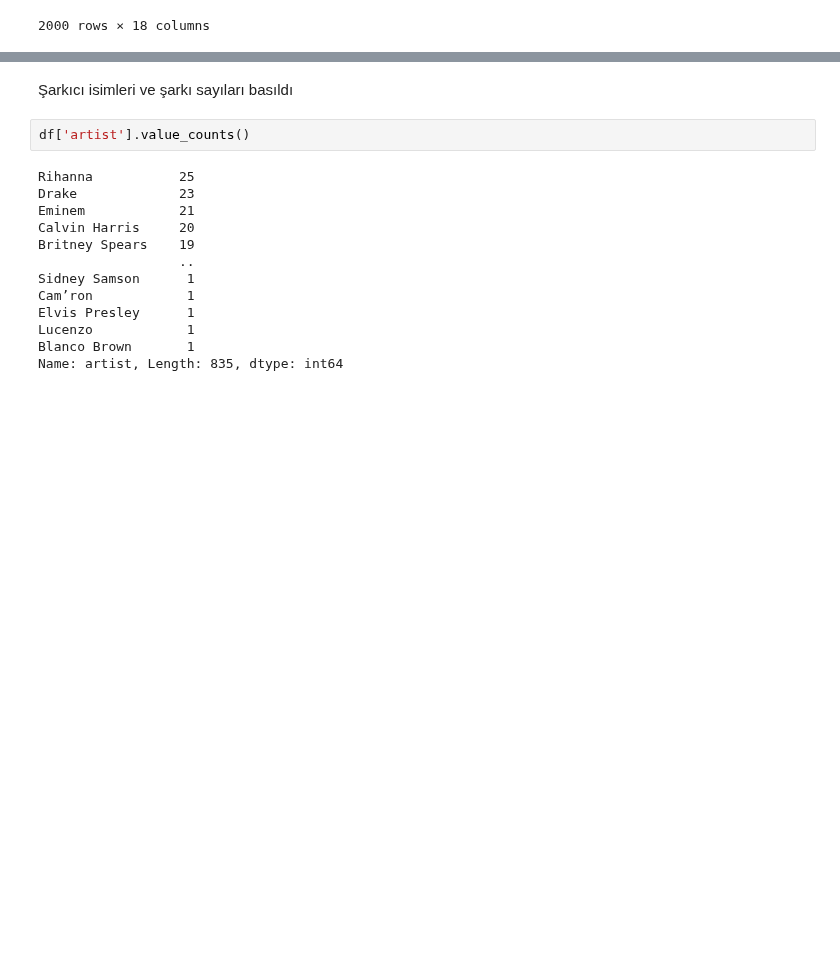
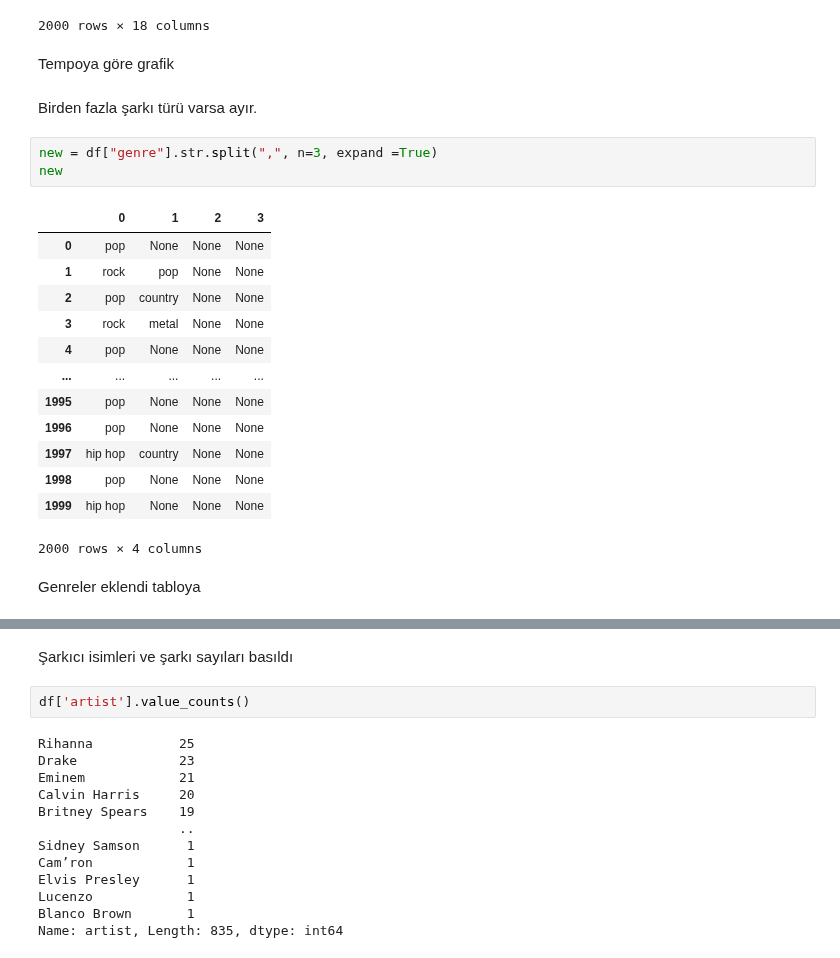
Before and after one commit to HaticeTuran/Data-Analysis-Term-Project, a Jupyter notebook: INF506_Project_.ipynb, the cells around one changed output, grey strips where cells are left out. Cells and saved outputs as stored; diff of their text form; blank space fills up the shorter version.

```diff
--- a/INF506_Project_.ipynb
+++ b/INF506_Project_.ipynb
@@ -32,3 +32,26 @@ df
 | 1998 | Sam Smith | Dancing With A Stranger (with Nor... | 171029 | False | 2019 | 75 | 0.741 | 0.520 | 8 | ... |
 | 1999 | Post Malone | Circles | 215280 | False | 2019 | 85 | 0.695 | 0.762 | 0 | ... |
 2000 rows × 18 columns
+# %% [markdown]
+Tempoya göre grafik
+# %% [markdown]
+Birden fazla şarkı türü varsa ayır.
+# %%
+new = df["genre"].str.split(",", n=3, expand =True)
+new
+# %% [output]
+|  | 0 | 1 | 2 | 3 |
+| 0 | pop | None | None | None |
+| 1 | rock | pop | None | None |
+| 2 | pop | country | None | None |
+| 3 | rock | metal | None | None |
+| 4 | pop | None | None | None |
+| ... | ... | ... | ... | ... |
+| 1995 | pop | None | None | None |
+| 1996 | pop | None | None | None |
+| 1997 | hip hop | country | None | None |
+| 1998 | pop | None | None | None |
+| 1999 | hip hop | None | None | None |
+2000 rows × 4 columns
+# %% [markdown]
+Genreler eklendi tabloya
```
Also changed, not shown: parts of 13 cells of this notebook.
